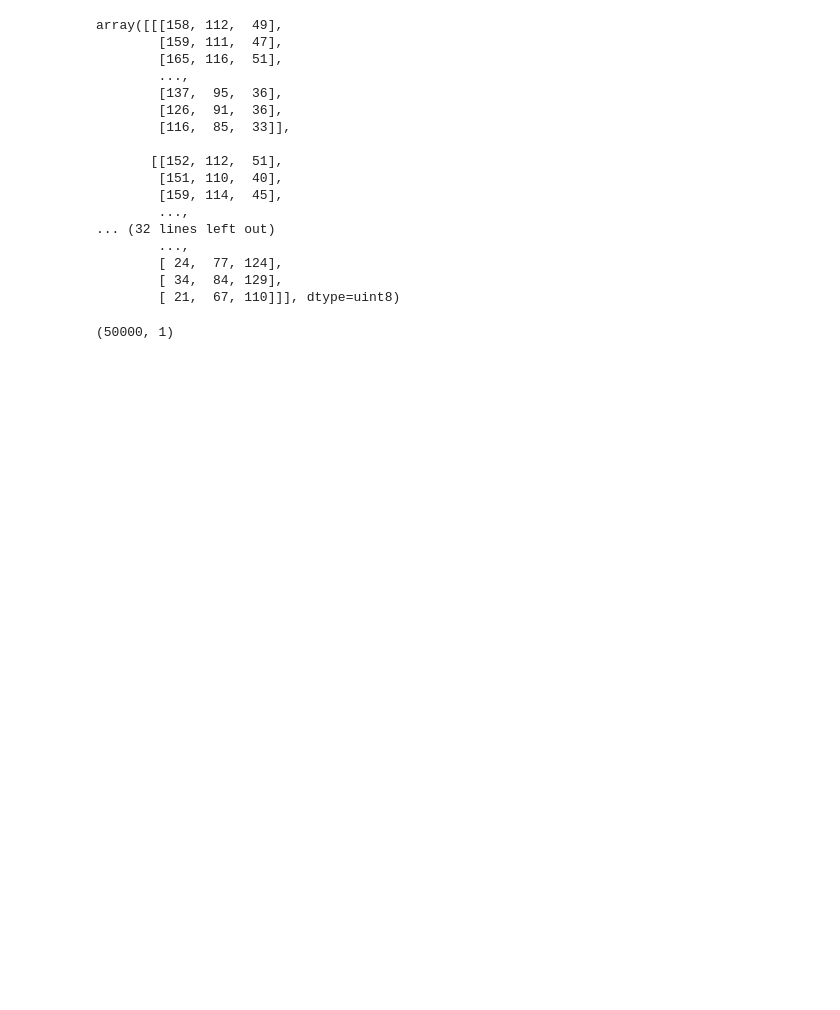
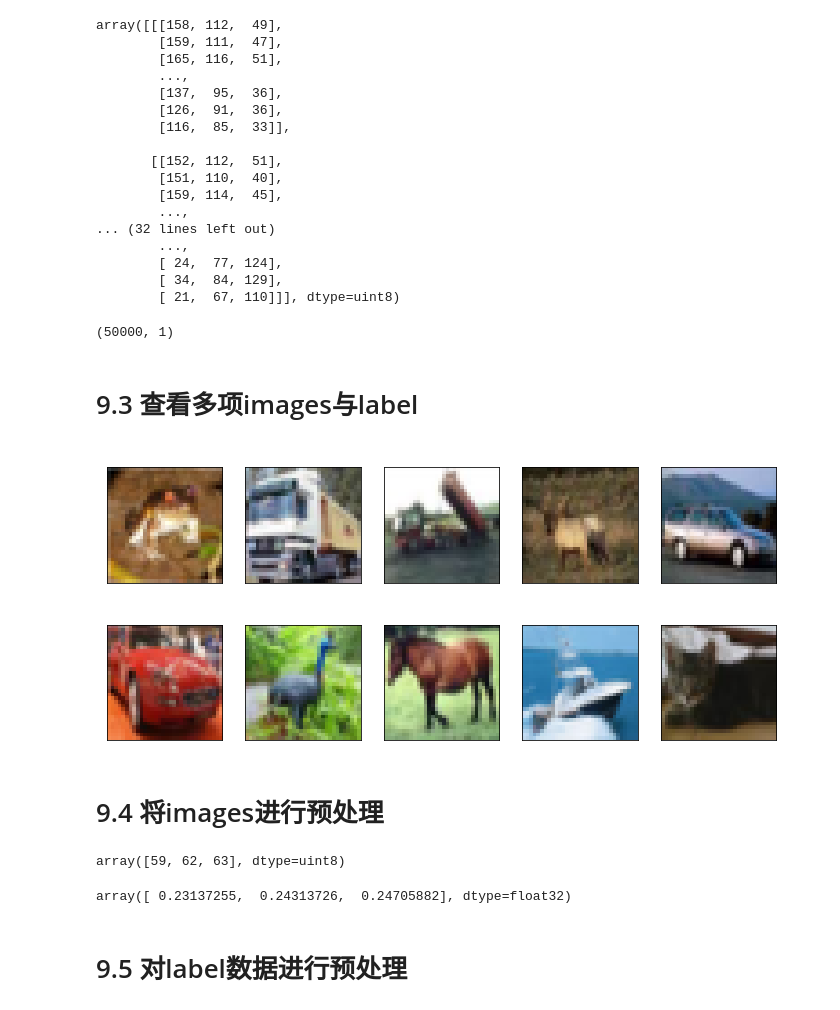
Before and after one commit to Errrneist/TensorFlow_Meets_Keras, a Jupyter notebook: Chapter-9-CIFAR_10.ipynb, the cells around one changed output. Cells and saved outputs as stored; diff of their text form; code cells hidden in the pictures; blank space fills up the shorter version.

```diff
--- a/Chapter-9-CIFAR_10.ipynb
+++ b/Chapter-9-CIFAR_10.ipynb
@@ -48,3 +45,37 @@ array([[[158, 112,  49],
 y_label_train.shape
 # %% [output]
 (50000, 1)
+# %% [markdown]
+# 9.3 查看多项images与label
+# %%
+label_dict = {0: 'airplane', 1: 'automobile', 2: 'bird', 3: 'cat', 4: 'deer',
+              5: 'dog', 6: 'frog', 7: 'horse', 8: 'ship', 9: 'truck'}
+# %%
+import matplotlib.pyplot as plt
+def plot_images_labels_prediction(images, labels, prediction, idx, num=10):
+    fig = plt.gcf()
+    fig.set_size_inches(12,14)
+    if num>25:
+        num = 25
+    for i in range(0, num):
+        ax = plt.subplot(5, 5, 1+i)
+        ax.imshow(images[idx], cmap='binary')
+
+        title=str(i) + ',' + label_dict[labels[i][0]]
+        if len(prediction) > 0:
+            title += '=>' + label_dict[prediction[i]]
+
+        ax.set_title(title, fontsize = 12, color = 'white')
+        ax.set_xticks([]); ax.set_yticks([])
+        idx += 1
+    plt.show()
+# %%
+plot_images_labels_prediction(x_img_train, y_label_train, [], 0)
+# %% [output]
+[figure, added]
+# %% [markdown]
+# 9.4 将images进行预处理
+# %%
+x_img_train[0][0][0]
+# %% [output]
+array([59, 62, 63], dtype=uint8)
@@ -50,0 +85,6 @@ y_label_train.shape
+# %%
+x_img_train_normalize[0][0][0]
+# %% [output]
+array([ 0.23137255,  0.24313726,  0.24705882], dtype=float32)
+# %% [markdown]
+# 9.5 对label数据进行预处理
```
Also changed, not shown: parts of 7 cells of this notebook.
